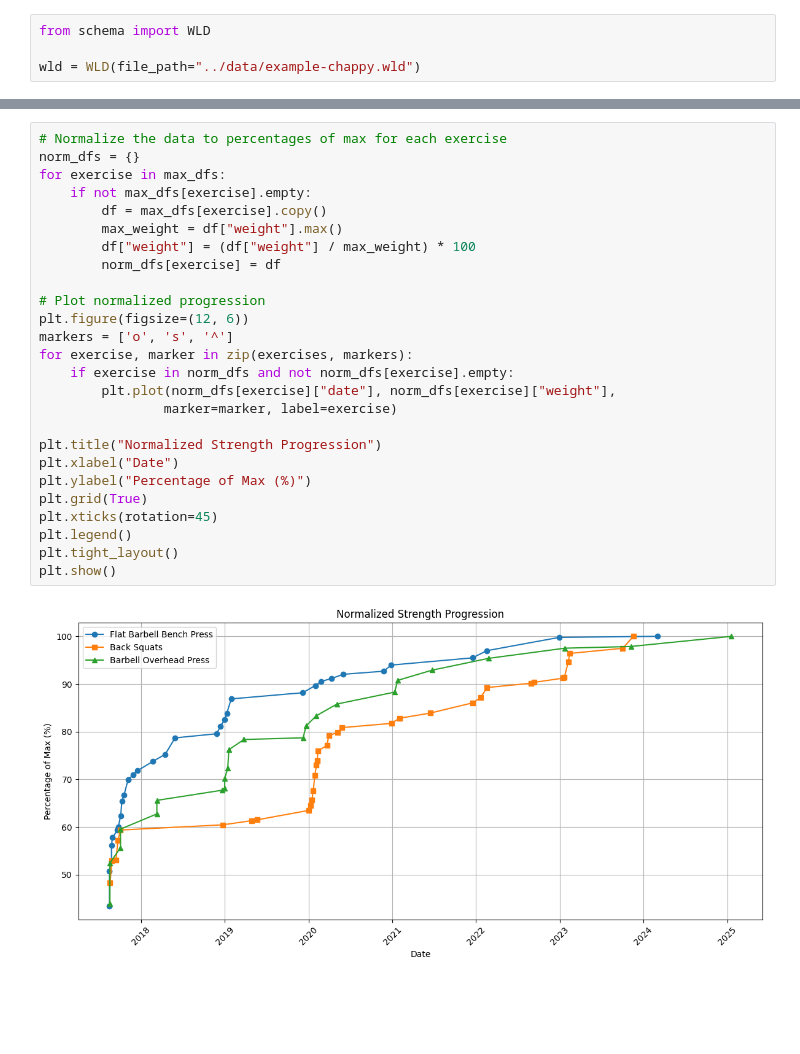
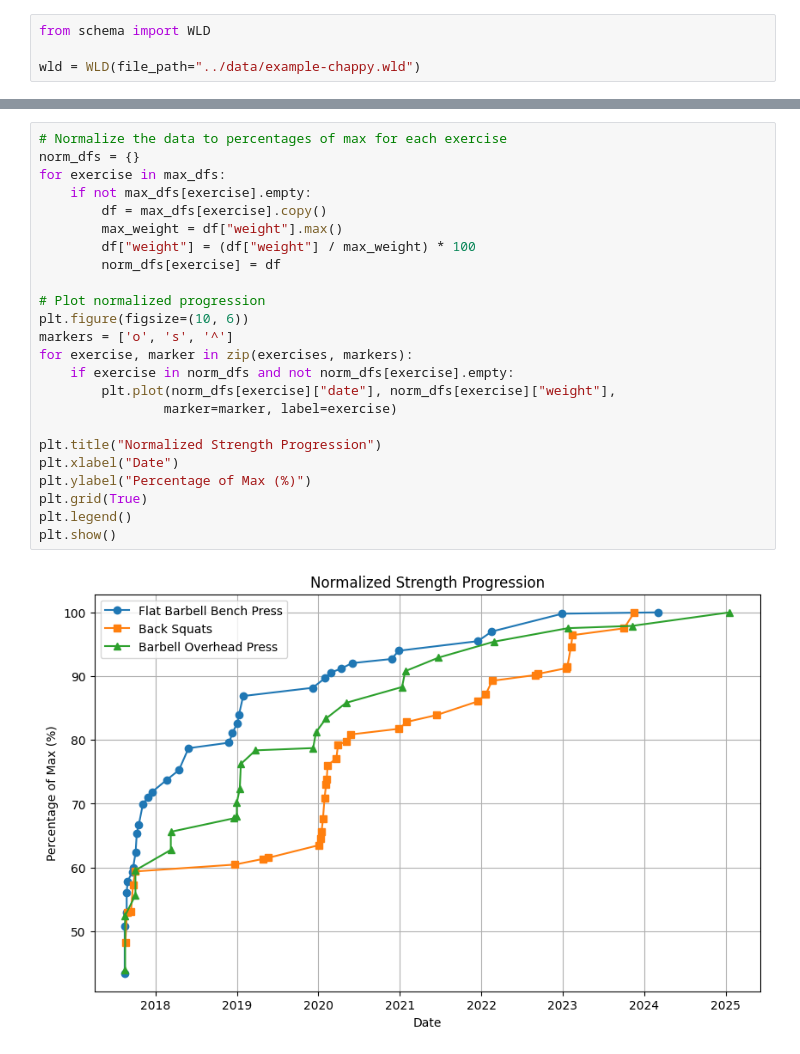
Before and after one commit to WeightliftingApp/WeightliftingApp-AnalyzeData, a Jupyter notebook: src/analyze_bench.ipynb, the cells around one changed output, grey strips where cells are left out. Saved outputs shown, nothing was run; the diff lists cells and outputs as text; blank space fills up the shorter version.

```diff
--- a/src/analyze_bench.ipynb
+++ b/src/analyze_bench.ipynb
@@ -127,28 +128,26 @@ plt.show()
 # %%
 # Normalize the data to percentages of max for each exercise
 norm_dfs = {}
 for exercise in max_dfs:
     if not max_dfs[exercise].empty:
         df = max_dfs[exercise].copy()
         max_weight = df["weight"].max()
         df["weight"] = (df["weight"] / max_weight) * 100
         norm_dfs[exercise] = df
 
 # Plot normalized progression
-plt.figure(figsize=(12, 6))
+plt.figure(figsize=(10, 6))
 markers = ['o', 's', '^']
 for exercise, marker in zip(exercises, markers):
     if exercise in norm_dfs and not norm_dfs[exercise].empty:
         plt.plot(norm_dfs[exercise]["date"], norm_dfs[exercise]["weight"],
                 marker=marker, label=exercise)
 
 plt.title("Normalized Strength Progression")
 plt.xlabel("Date")
 plt.ylabel("Percentage of Max (%)")
 plt.grid(True)
-plt.xticks(rotation=45)
 plt.legend()
-plt.tight_layout()
 plt.show()
 # %% [output]
-[figure, old version]
+[figure, new version]
```
Also changed, not shown: parts of 3 cells of this notebook, 4 other files.
